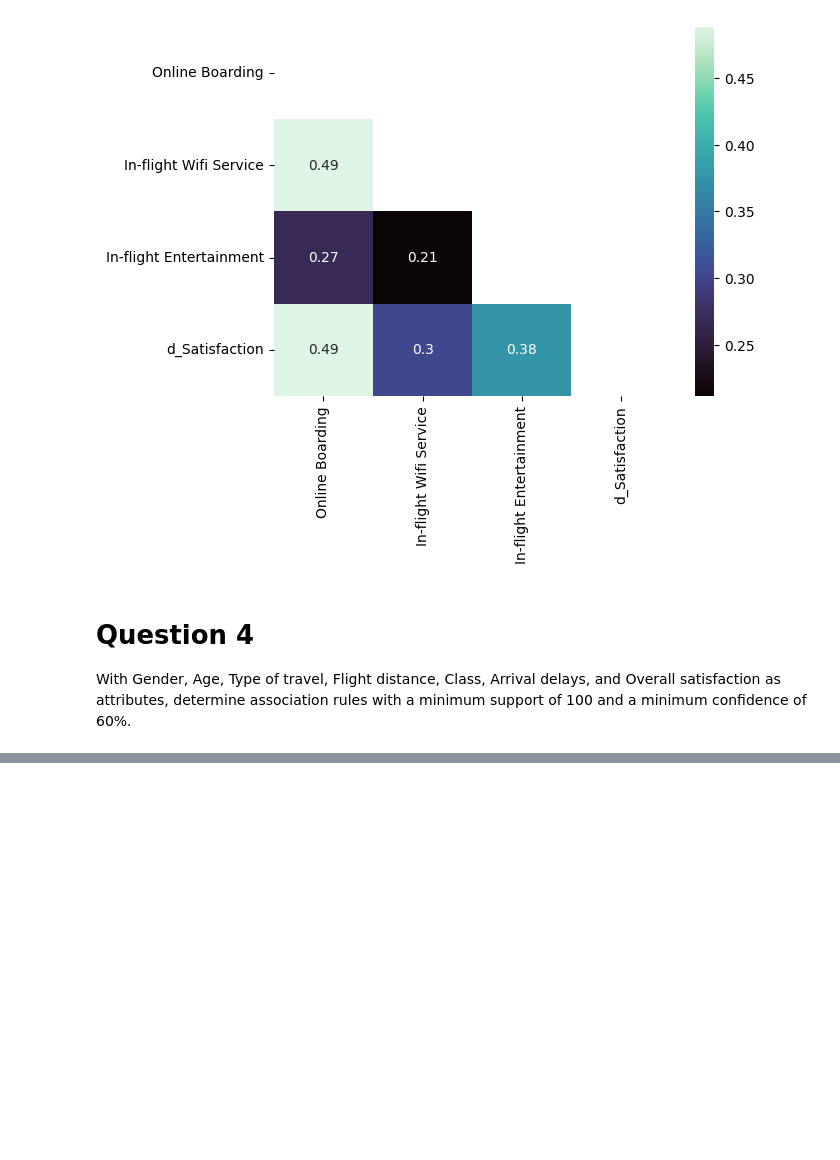
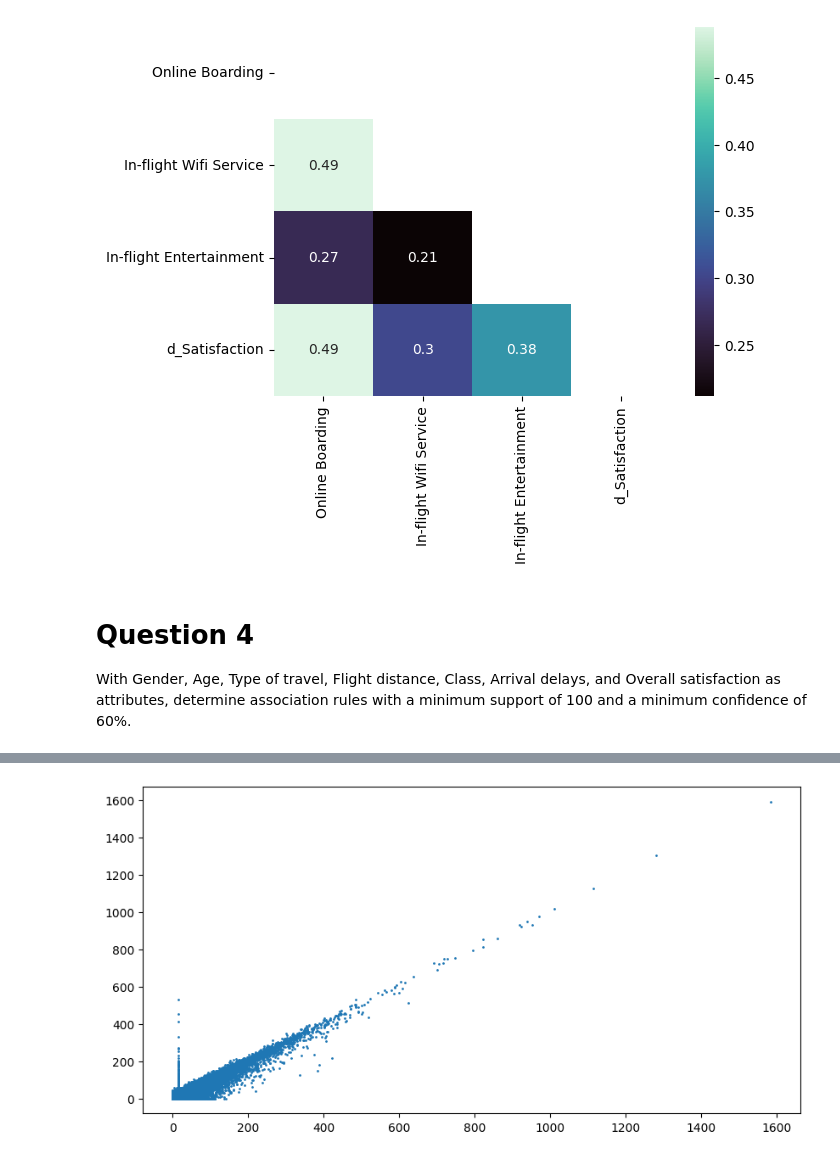
Before and after one commit to chef-danny-d/airline-satisfaction, a Jupyter notebook: project.ipynb, the cells around one changed output, grey strips where cells are left out. Drawn from its saved outputs; the diff is of its cells as text; code cells hidden in the pictures; blank space fills up the shorter version.

```diff
--- a/project.ipynb
+++ b/project.ipynb
@@ -260,0 +440,15 @@ rules.head(20)
+# %%
+# plot the relationship between flight distance and arrival delay as well as departure delay
+# add the regression line to the plot
+
+ax, fig = plt.subplots(figsize=(10, 5))
+
+# plt.scatter(lr_features['Flight Distance'], lr_features['Arrival Delay'], s=1, c='navy')
+# plt.scatter(lr_features['Flight Distance'], lr_features['Departure Delay'], s=1, c='gold')
+plt.scatter(lr_features['Arrival Delay'], lr_features['Departure Delay'], s=1)
+
+# plt.plot(lr_features['Flight Distance'], lr.predict(lr_features[['Flight Distance']]), c='black')
+
+plt.show()
+# %% [output]
+[figure, added]
```
Also changed, not shown: parts of 14 cells of this notebook, 2 other files.
